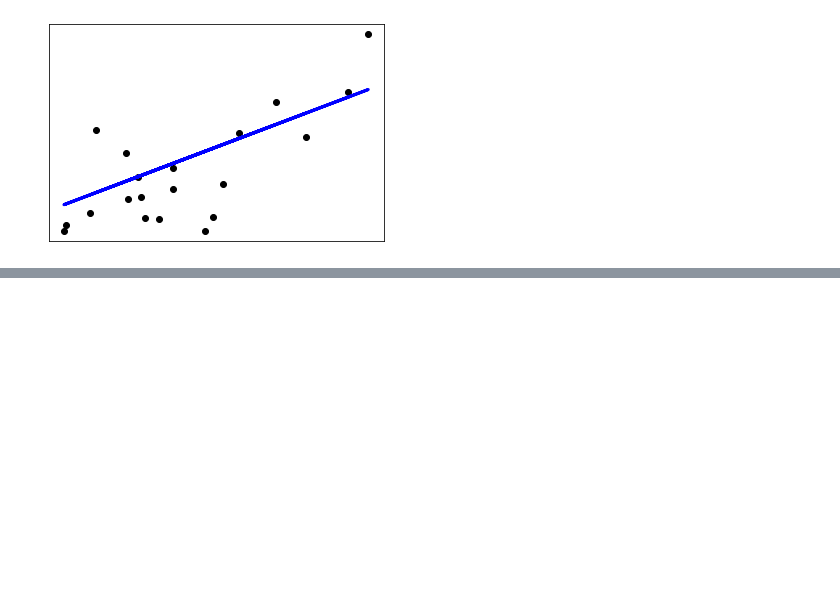
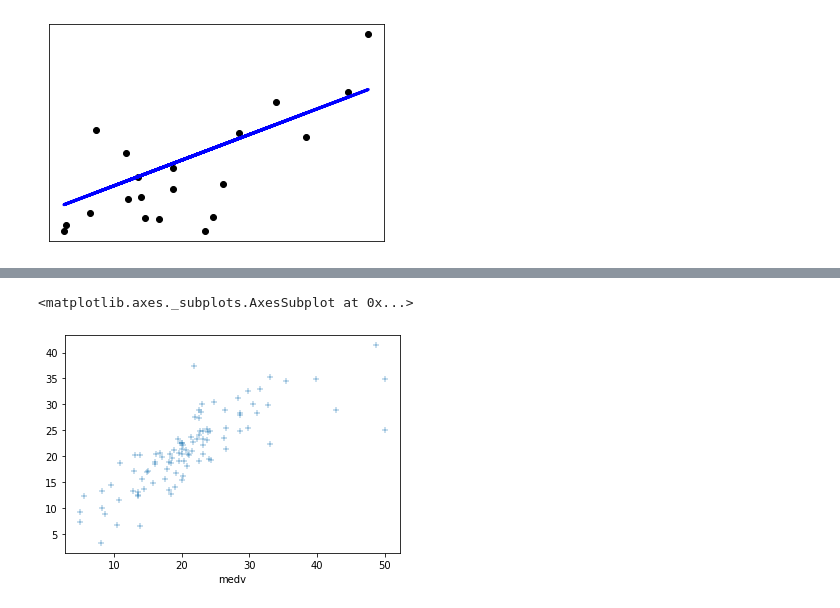
Before and after one commit to mikejim/Python-for-Data-Science, a Jupyter notebook: DS_Linear_Regression.ipynb, the cells around one changed output, grey strips where cells are left out. Saved outputs shown, nothing was run; the diff lists cells and outputs as text; code cells hidden in the pictures; blank space fills up the shorter version.

```diff
--- a/DS_Linear_Regression.ipynb
+++ b/DS_Linear_Regression.ipynb
@@ -185,0 +225,4 @@ Coefficient of determination: 0.47
+# %%
+BostonHousing = pd.read_csv("BostonHousing.csv")
+#Last variable is the Y variable, the rest are the features
+BostonHousing
@@ -185,0 +243,8 @@ Coefficient of determination: 0.47
+# %%
+# We are creating the X by dropping the last column, the axis=1 means 1 column gone,
+# side by side, axis=0, means they will go one bellow the other
+X = BostonHousing.drop(['medv'], axis=1)
+X
+
+Y = BostonHousing.medv
+Y
@@ -185,0 +266,2 @@ Coefficient of determination: 0.47
+# %%
+X_train, X_test, Y_train, Y_test = train_test_split(X, Y, test_size=0.2)
@@ -185,0 +272,8 @@ Coefficient of determination: 0.47
+# %%
+from sklearn import linear_model
+from sklearn.metrics import mean_squared_error, r2_score
+
+model = linear_model.LinearRegression()
+model.fit(X_train, Y_train)
+
+Y_pred = model.predict(X_test)
@@ -185,0 +296,6 @@ Coefficient of determination: 0.47
+# %%
+import seaborn as sns
+sns.scatterplot(Y_test, Y_pred, marker='+')
+# %% [output]
+<matplotlib.axes._subplots.AxesSubplot at 0x...>
+[figure, added]
```
Also changed, not shown: parts of 10 cells of this notebook.
